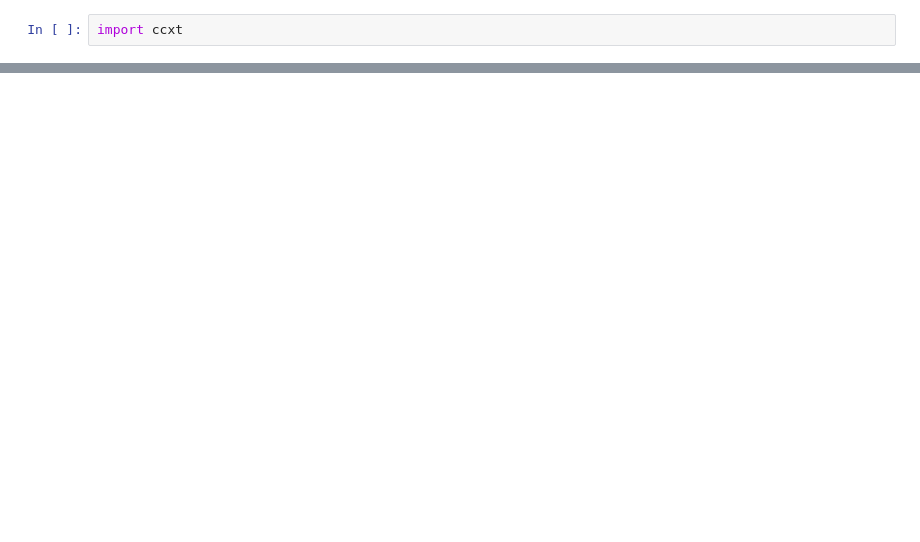
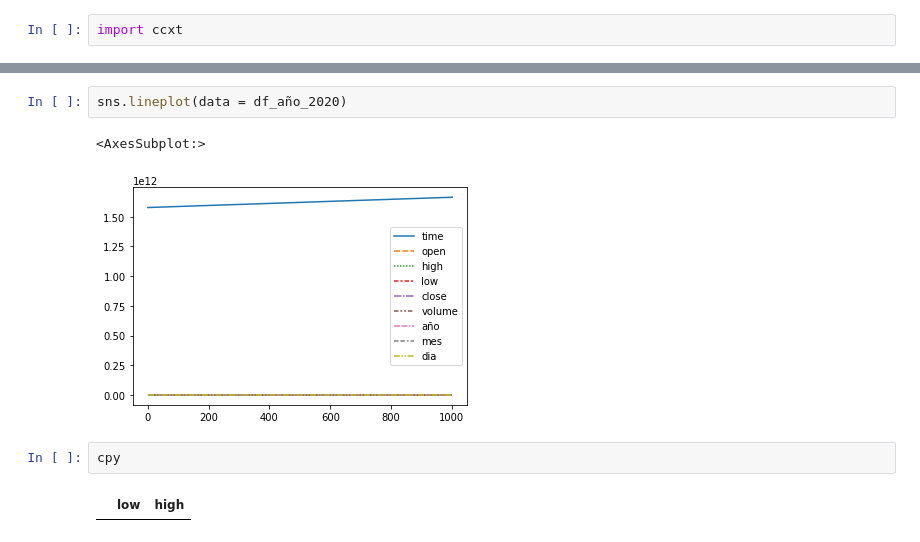
Before and after one commit to bparedes21/pi-streamlit, a Jupyter notebook: stremlit.ipynb, the cells around one changed output, grey strips where cells are left out. Saved outputs shown, nothing was run; the diff lists cells and outputs as text; blank space fills up the shorter version.

```diff
--- a/stremlit.ipynb
+++ b/stremlit.ipynb
@@ -12,0 +746,9 @@ AgGrid(my_dataframe)
+# %%
+sns.lineplot(data = df_año_2020)
+# %% [output]
+<AxesSubplot:>
+[figure, added]
+# %%
+cpy
+# %% [output]
+|  | low | high |
```
Also changed, not shown: parts of 118 cells of this notebook, 1 other file.
